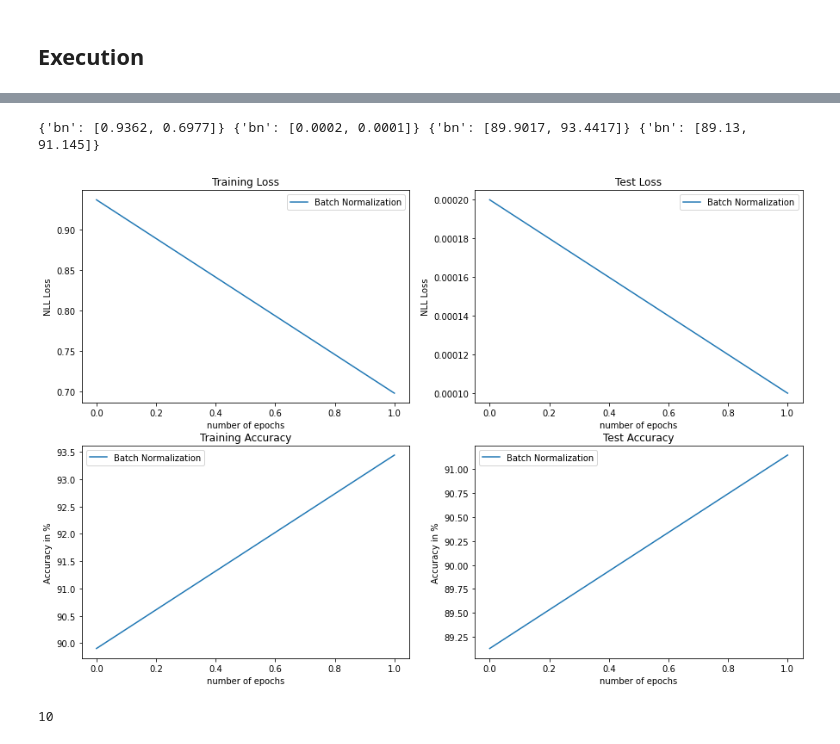
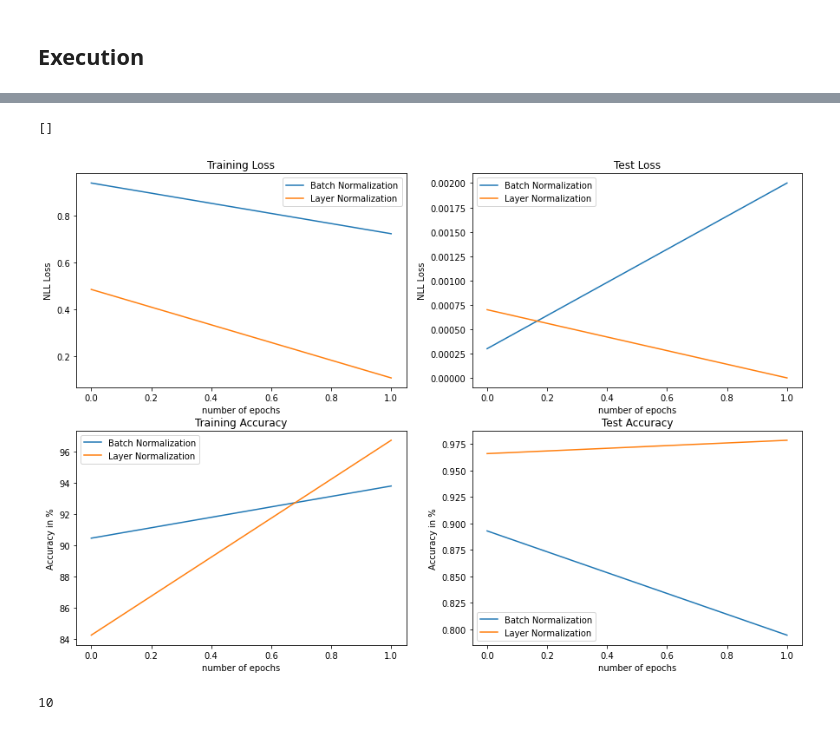
Before and after one commit to peeyushsinghal/EVA8, a Jupyter notebook: S5-Assignment-Solution/EVA8_S5.ipynb, the cells around one changed output, grey strips where cells are left out. Drawn from its saved outputs; the diff is of its cells as text; code cells hidden in the pictures.

```diff
--- a/S5-Assignment-Solution/EVA8_S5.ipynb
+++ b/S5-Assignment-Solution/EVA8_S5.ipynb
@@ -280,6 +266,10 @@ Estimated Total Size (MB): 1.01
 ----------------------------------------------------------------
 # %% [markdown]
 # Training and Testing
+# %%
+mapping_dict = {'bn':'Batch Normalization', 'ln': 'Layer Normalization', 'gn': 'Group Normalization'}
+list_norm = ['bn','ln']
+EPOCHS = 2
 # %% [markdown]
 ## Training
 # %%
@@ -440,14 +423,7 @@ Test set: Average loss: 0.0001, Accuracy: 9316/10000 (93.16%)
 # %%
-#@title Executing Training
+#@title Executing Training Function
 
-from torch.optim.lr_scheduler import StepLR,ReduceLROnPlateau,ExponentialLR
-EPOCHS = 2
-
-# list_norm = ['bn','ln','gn']
-list_norm = ['bn']
-
-
-def execute_training(list_norm = list_norm, Network = Network, epochs = EPOCHS ):
+def execute_training(list_norm = ['bn'], Network = Network, epochs = 2 ):
 
   # dict_train_loss ={}
   # dict_val_loss ={}
@@ -457,7 +433,7 @@ def execute_training(list_norm = list_norm, Network = Network, epochs = EPOCHS )
   dict_return ={}
 
   for norm in list_norm:
-    print(f'----------NORM {norm}-------')
+    print(f'=========training started for norm {norm}.========')
     model =  Network(norm=norm).to(device)
     model.apply(weights_init)
     optimizer = optim.SGD(model.parameters(), lr=0.3, momentum=0.9)
@@ -469,7 +445,7 @@ def execute_training(list_norm = list_norm, Network = Network, epochs = EPOCHS )
     list_val_accuracy_temp =[]
 
     for epoch in range(epochs):
-        print("EPOCH:", epochs+1 , "Current LR : ", optimizer.param_groups[0]['lr'])
+        print("EPOCH:", epoch+1)
         train_loss, train_accuracy = train(model, device, train_loader, optimizer, epoch, norm = norm, lambda_l1 = 0.001)
 
         list_train_loss_temp.append(train_loss)
@@ -481,6 +457,8 @@ def execute_training(list_norm = list_norm, Network = Network, epochs = EPOCHS )
         list_val_loss_temp.append(val_loss)
         list_val_accuracy_temp.append(val_accuracy)
 
+    print(f'=========training finished for norm {norm}.========')
+
     # dict_train_loss[norm]= list_train_loss_temp
     # dict_val_loss[norm] = list_val_loss_temp
     # dict_train_accuarcy [norm]=list_train_accuracy_temp
@@ -491,6 +469,10 @@ def execute_training(list_norm = list_norm, Network = Network, epochs = EPOCHS )
                          'train_loss':list_train_loss_temp,
                          'val_loss': list_val_loss_temp,
                          'train_accuracy':list_train_accuracy_temp,
-                         'val_accuracy':list_val_accuracy_temp
-                         }
+                         'val_accuracy':list_val_accuracy_temp}
+
   return dict_return
+# %%
+#@title Execution of Training and Test
+dict_training_output = {}
+dict_training_output = execute_training(list_norm = list_norm, Network = Network, epochs = EPOCHS )
@@ -497,35 +499,32 @@ def execute_training(list_norm = list_norm, Network = Network, epochs = EPOCHS )
 # %%
-print (dict_train_loss,dict_val_loss,dict_train_accuarcy,dict_val_accuracy)
+# print (dict_train_loss,dict_val_loss,dict_train_accuarcy,dict_val_accuracy)
-# %% [output]
-{'bn': [0.9362, 0.6977]} {'bn': [0.0002, 0.0001]} {'bn': [89.9017, 93.4417]} {'bn': [89.13, 91.145]}
 # %%
+#@title Plot Images
 mapping_dict = {'bn':'Batch Normalization', 'ln': 'Layer Normalization', 'gn': 'Group Normalization'}
 fig, axs = plt.subplots(2,2,figsize=(15,10))
 for norm in list_norm:
-  axs[0, 0].plot(dict_train_loss[norm], label = mapping_dict[norm])
-  # axs[0, 0].plot(train_losses)
-  # axs[0, 0].plot([t.cpu().item() for t in train_losses])
+  axs[0, 0].plot(dict_training_output[norm]['train_loss'], label = mapping_dict[norm])
   axs[0, 0].set_title("Training Loss")
   axs[0, 0].set_xlabel('number of epochs', fontsize=10)
   axs[0, 0].set_ylabel('NLL Loss', fontsize=10)
   axs[0, 0].legend()
-  axs[1, 0].plot(dict_train_accuarcy[norm], label = mapping_dict[norm])
+  axs[1, 0].plot(dict_training_output[norm]['train_accuracy'], label = mapping_dict[norm])
   axs[1, 0].set_title("Training Accuracy")
   axs[1, 0].set_xlabel('number of epochs', fontsize=10)
   axs[1, 0].set_ylabel('Accuracy in %', fontsize=10)
   axs[1, 0].legend()
-  axs[0, 1].plot(dict_val_loss[norm], label = mapping_dict[norm])
+  axs[0, 1].plot(dict_training_output[norm]['val_loss'], label = mapping_dict[norm])
   axs[0, 1].set_title("Test Loss")
   axs[0, 1].set_xlabel('number of epochs', fontsize=10)
   axs[0, 1].set_ylabel('NLL Loss', fontsize=10)
   axs[0, 1].legend()
-  axs[1, 1].plot(dict_val_accuracy[norm], label = mapping_dict[norm])
+  axs[1, 1].plot(dict_training_output[norm]['val_accuracy'], label = mapping_dict[norm])
   axs[1, 1].set_title("Test Accuracy")
   axs[1, 1].set_xlabel('number of epochs', fontsize=10)
   axs[1, 1].set_ylabel('Accuracy in %', fontsize=10)
   axs[1, 1].legend()
-# plt.legend()
-# plt.show()
+plt.plot()
 # %% [output]
+[]
-[figure, old version]
+[figure, new version]
 # %%
```
Also changed, not shown: parts of 13 cells of this notebook.
